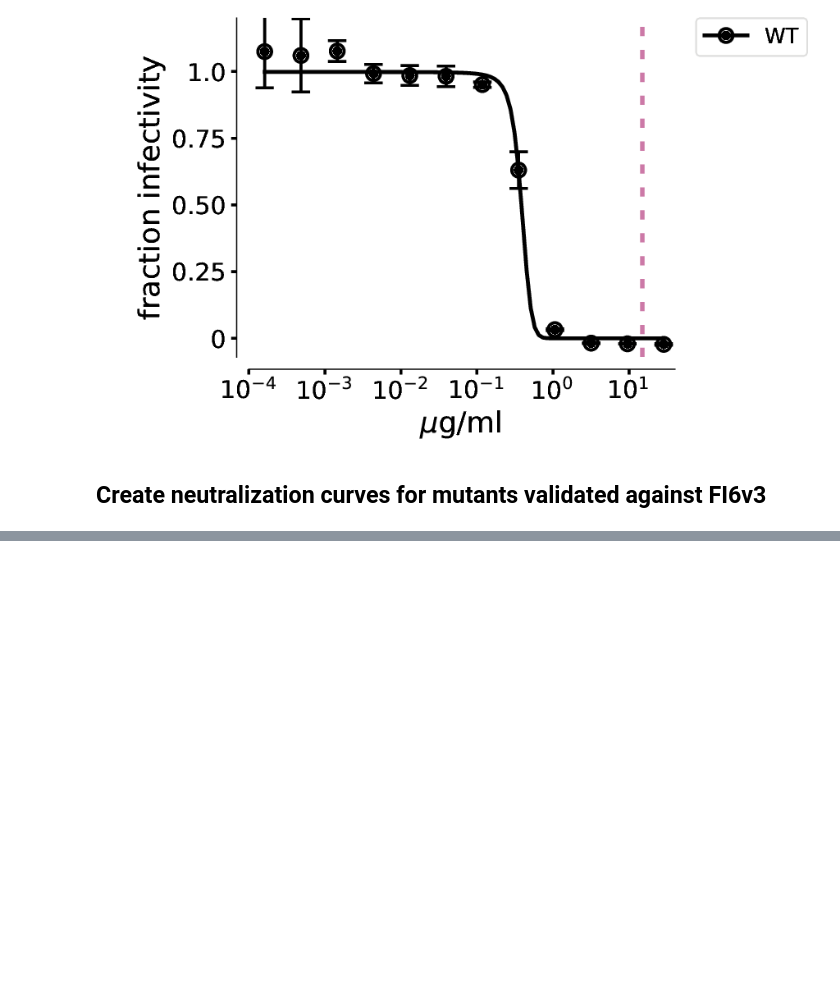
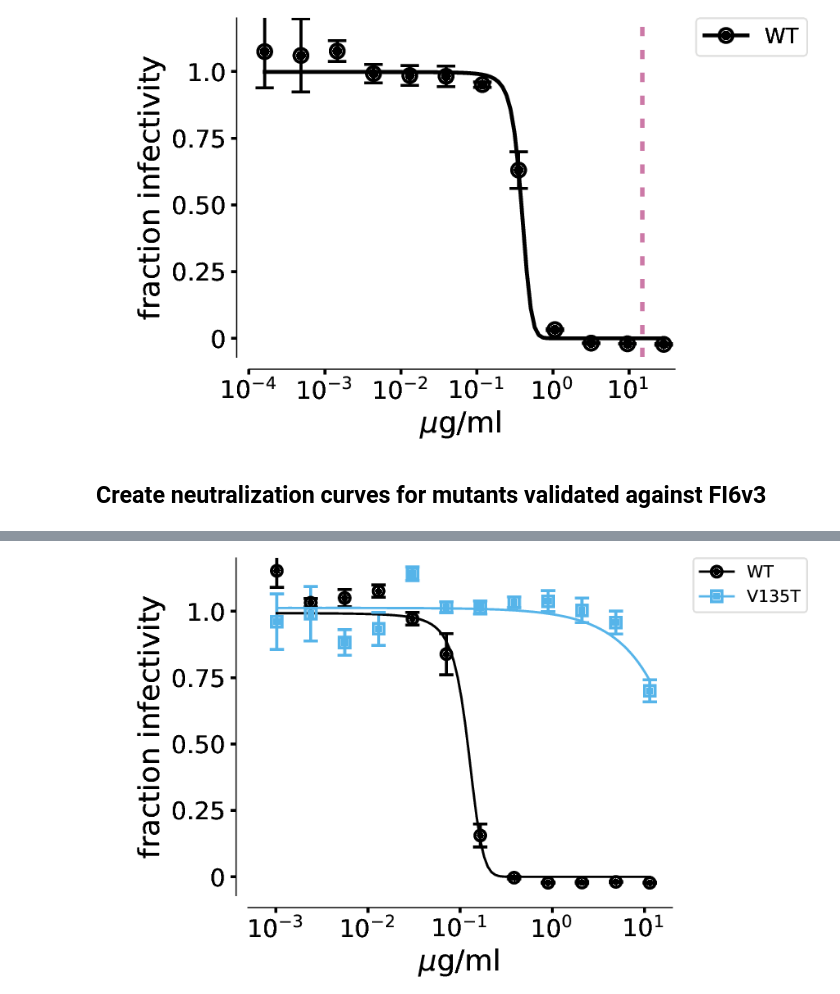
Before and after one commit to jbloomlab/HA_antibody_ease_of_escape, a Jupyter notebook: neutralization_assays/NeutralizationCurves.ipynb, the cells around one changed output, grey strips where cells are left out. Drawn from its saved outputs; the diff is of its cells as text; code cells hidden in the pictures; blank space fills up the shorter version.

Commit message:
Add H17L19 & H17L7 mutants to neutcurve ipynb

```diff
--- a/neutralization_assays/NeutralizationCurves.ipynb
+++ b/neutralization_assays/NeutralizationCurves.ipynb
@@ -478,0 +480,29 @@ for muts in mut_sets.keys():
+# %%
+# H17-L19 mutant V135T
+
+# Colorblind-friendly colors
+color1 = '#E69F00' # gold
+color2 = '#56B4E9' # blue
+color3 = '#009E73' # green
+
+linewidth=1.5
+alpha=1
+markersize=7
+fit_cycle = [sigmoid,expo]
+fmt_cycle = ['o','s','s','D','o','o',]
+
+PlotNeutralizationCurves(H17L19_data, 'ug/ml_H17L19',
+                         ['WT', 'V135T'],
+                         './plots/H17L19mutants_neutralization.pdf',
+                         color_cycle=['k',color2,color1,color3],
+                         style_cycle=['solid','solid','solid','solid','solid','solid',],
+                         fit_cycle=fit_cycle,
+                         fmt_cycle=fmt_cycle,
+                         linewidth = linewidth,
+                         fit_curve = True, alpha=alpha, markersize=markersize,
+                         x_lim =[5E-4,20], y_lim = [-0.07,1.2], x_label_override='$\mu$g/ml',
+                         legendfontsize=11)
+
+showPDF('./plots/H17L19mutants_neutralization.pdf')
+# %% [output]
+[figure, added]
```
Also changed, not shown: parts of 3 cells of this notebook, 10 other files.
